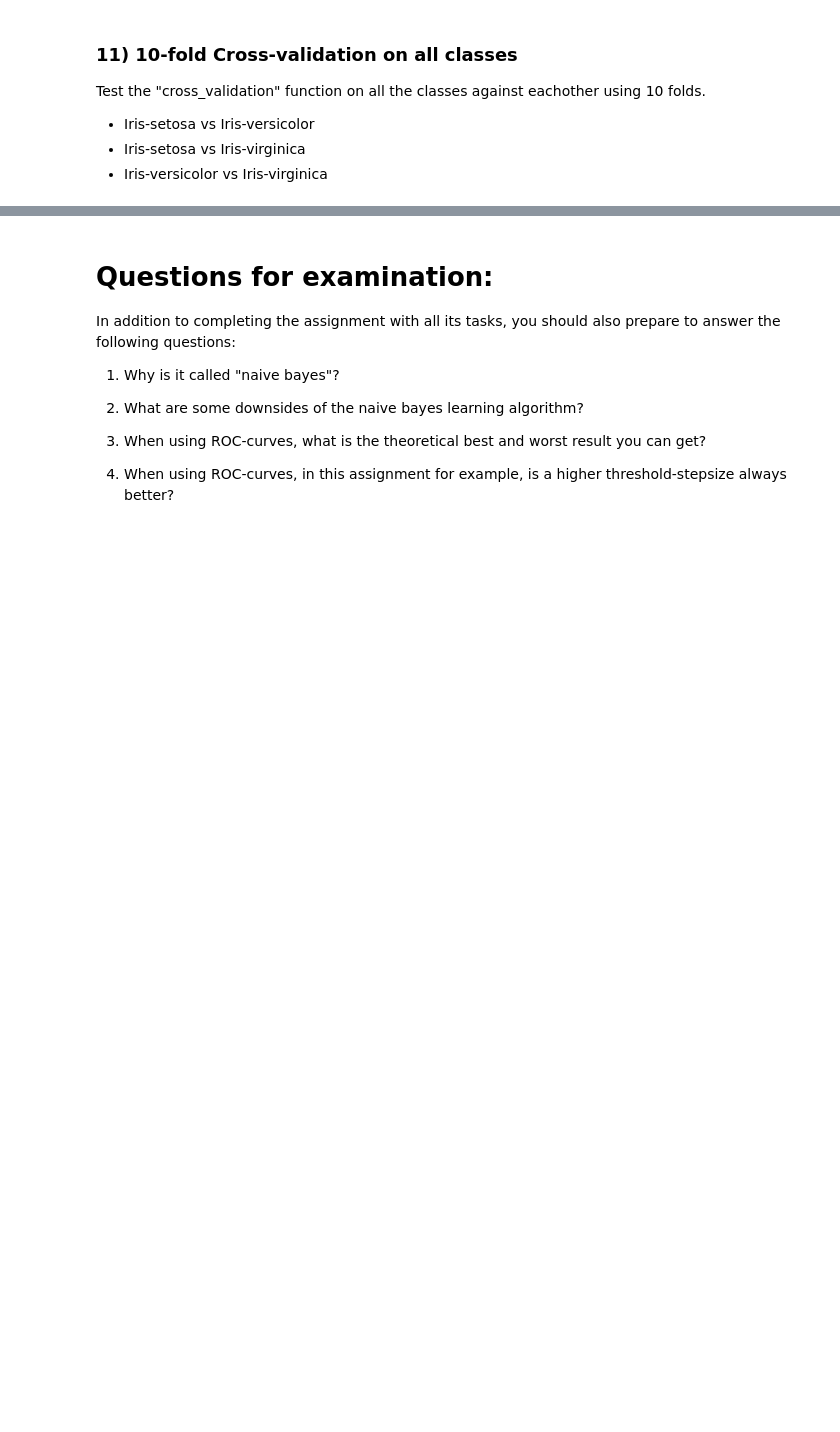
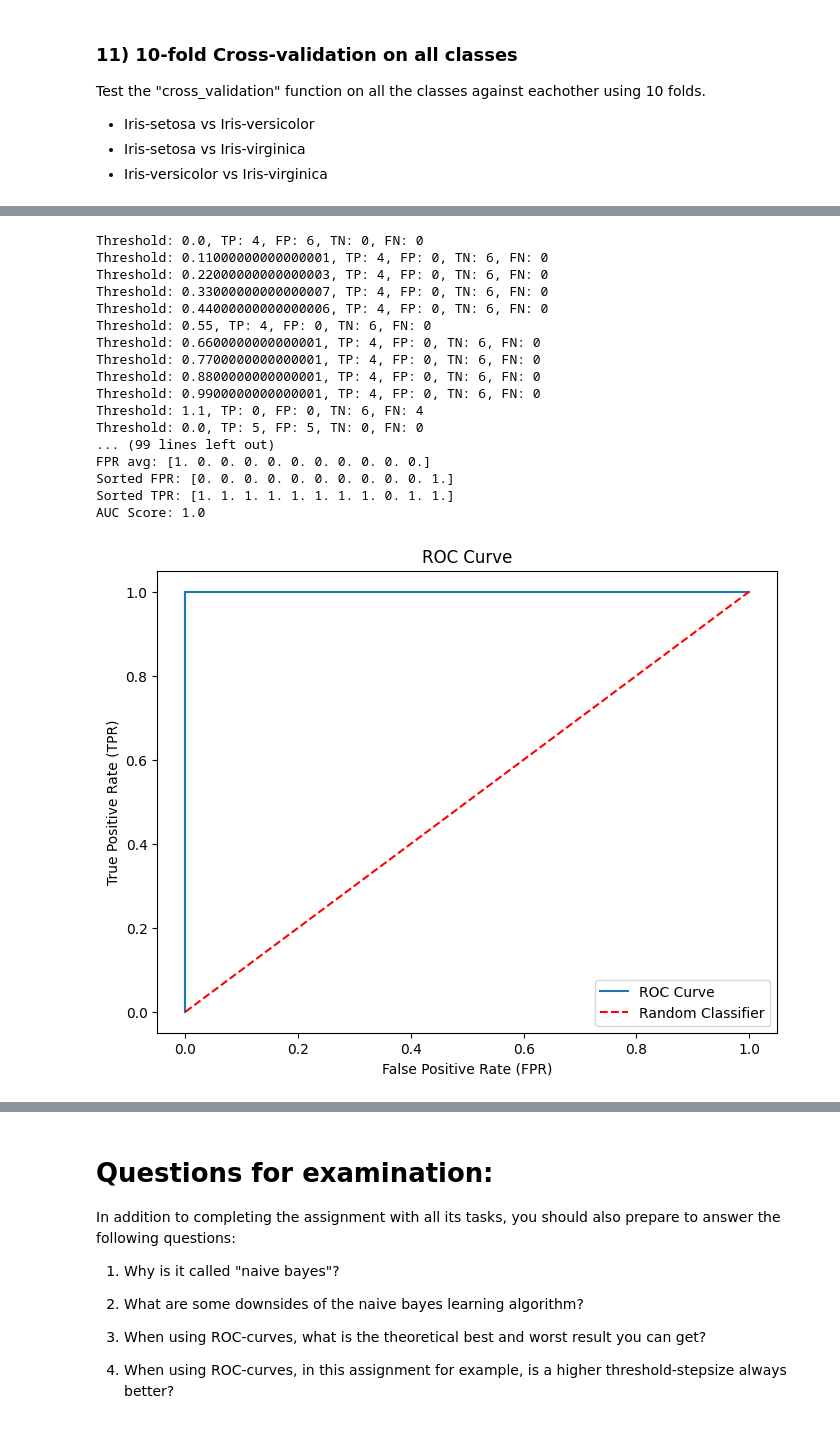
Before and after one commit to iM0ritz/MachineLearning, a Jupyter notebook: Assignment1/ML-Assignment 1 - Student names.ipynb, the cells around one changed output, grey strips where cells are left out. Drawn from its saved outputs; the diff is of its cells as text; code cells hidden in the pictures; blank space fills up the shorter version.

```diff
--- a/Assignment1/ML-Assignment 1 - Student names.ipynb
+++ b/Assignment1/ML-Assignment 1 - Student names.ipynb
@@ -509,0 +659,30 @@ Test the "cross_validation" function on all the classes against eachother using
+# %%
+# TODO: Implement and test cross-validation function on all classes.
+features_setosa, labels_setosa = feature_label_split(iris_setosa)
+features_virginica, labels_virginica = feature_label_split(iris_virginica)
+feature_stats_2 = {
+    0: calculate_feature_statistics(features_setosa),
+    1: calculate_feature_statistics(features_virginica)
+}
+features = np.vstack((features_setosa, features_virginica))
+labels = np.hstack((labels_setosa, labels_virginica))
+cross_validation(features, labels, feature_stats_2)
+# %% [output]
+Threshold: 0.0, TP: 4, FP: 6, TN: 0, FN: 0
+Threshold: 0.11000000000000001, TP: 4, FP: 0, TN: 6, FN: 0
+Threshold: 0.22000000000000003, TP: 4, FP: 0, TN: 6, FN: 0
+Threshold: 0.33000000000000007, TP: 4, FP: 0, TN: 6, FN: 0
+Threshold: 0.44000000000000006, TP: 4, FP: 0, TN: 6, FN: 0
+Threshold: 0.55, TP: 4, FP: 0, TN: 6, FN: 0
+Threshold: 0.6600000000000001, TP: 4, FP: 0, TN: 6, FN: 0
+Threshold: 0.7700000000000001, TP: 4, FP: 0, TN: 6, FN: 0
+Threshold: 0.8800000000000001, TP: 4, FP: 0, TN: 6, FN: 0
+Threshold: 0.9900000000000001, TP: 4, FP: 0, TN: 6, FN: 0
+Threshold: 1.1, TP: 0, FP: 0, TN: 6, FN: 4
+Threshold: 0.0, TP: 5, FP: 5, TN: 0, FN: 0
+... (99 lines left out)
+FPR avg: [1. 0. 0. 0. 0. 0. 0. 0. 0. 0. 0.]
+Sorted FPR: [0. 0. 0. 0. 0. 0. 0. 0. 0. 0. 1.]
+Sorted TPR: [1. 1. 1. 1. 1. 1. 1. 1. 0. 1. 1.]
+AUC Score: 1.0
+[figure, added]
```
Also changed, not shown: parts of 21 cells of this notebook.
